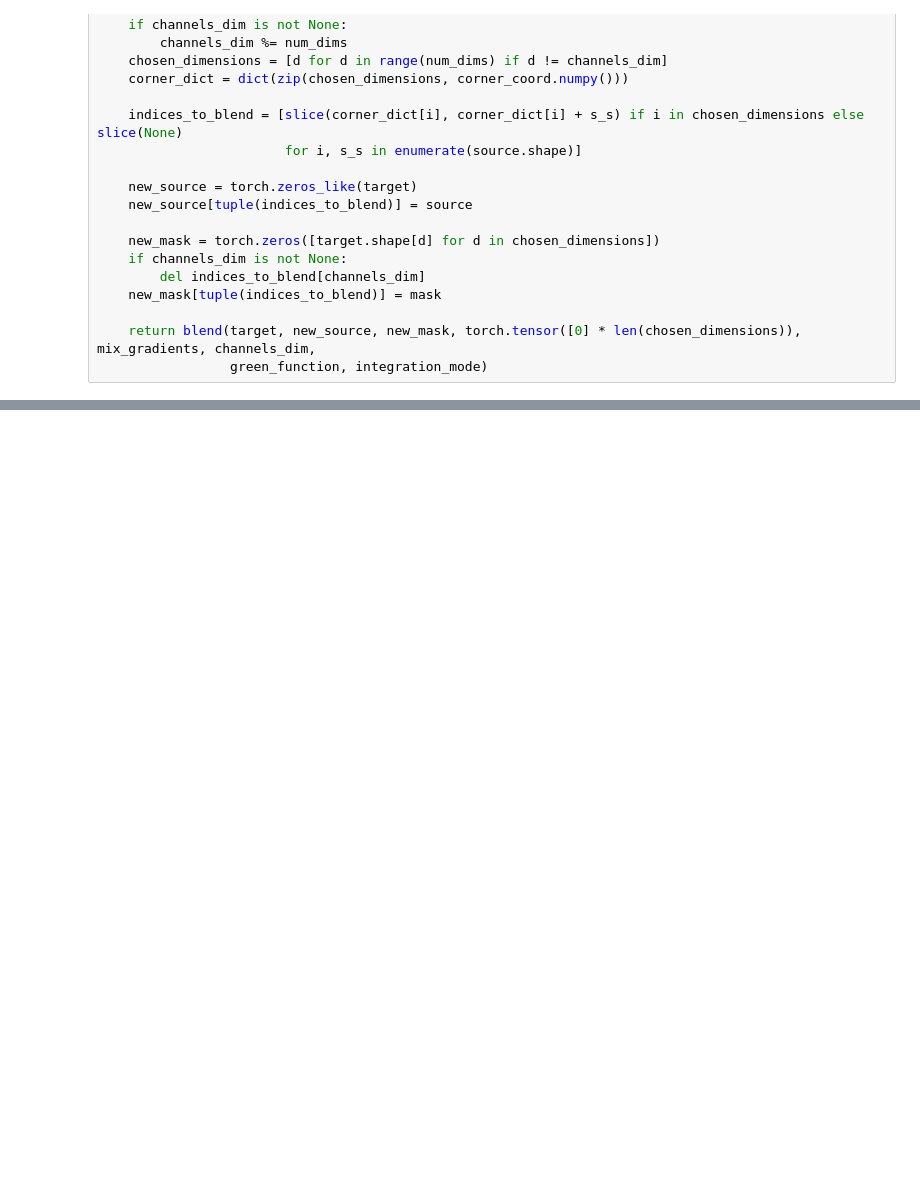
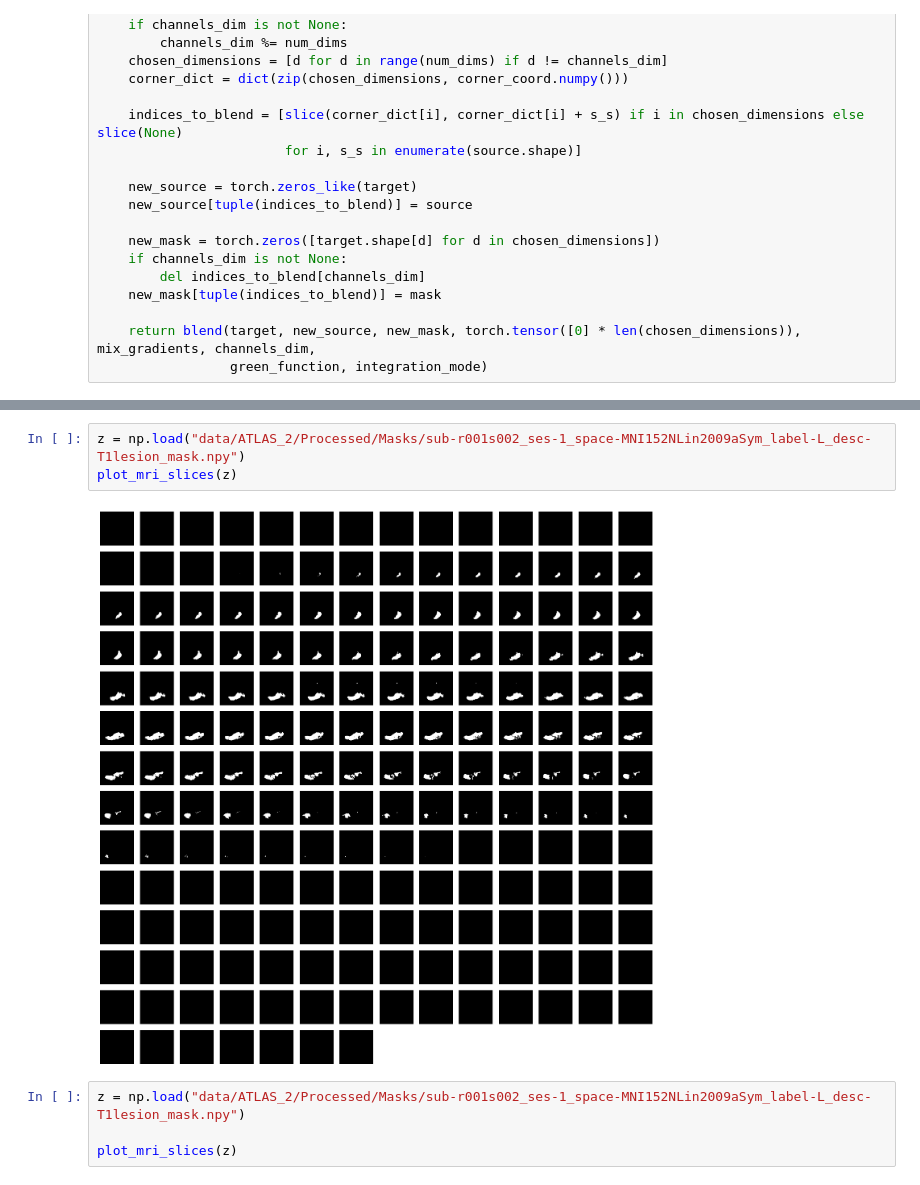
Before and after one commit to angelonazzaro/StrokeFormer, a Jupyter notebook: data_preparation.ipynb, the cells around one changed output, grey strips where cells are left out. Drawn from its saved outputs; the diff is of its cells as text; blank space fills up the shorter version.

```diff
--- a/data_preparation.ipynb
+++ b/data_preparation.ipynb
@@ -924,0 +915,9 @@ plot_mri_slices(x, y)
+# %%
+z = np.load("data/ATLAS_2/Processed/Masks/sub-r001s002_ses-1_space-MNI152NLin2009aSym_label-L_desc-T1lesion_mask.npy")
+plot_mri_slices(z)
+# %% [output]
+[figure, added]
+# %%
+z = np.load("data/ATLAS_2/Processed/Masks/sub-r001s002_ses-1_space-MNI152NLin2009aSym_label-L_desc-T1lesion_mask.npy")
+
+plot_mri_slices(z)
```
Also changed, not shown: parts of 4 cells of this notebook, 11 other files.
